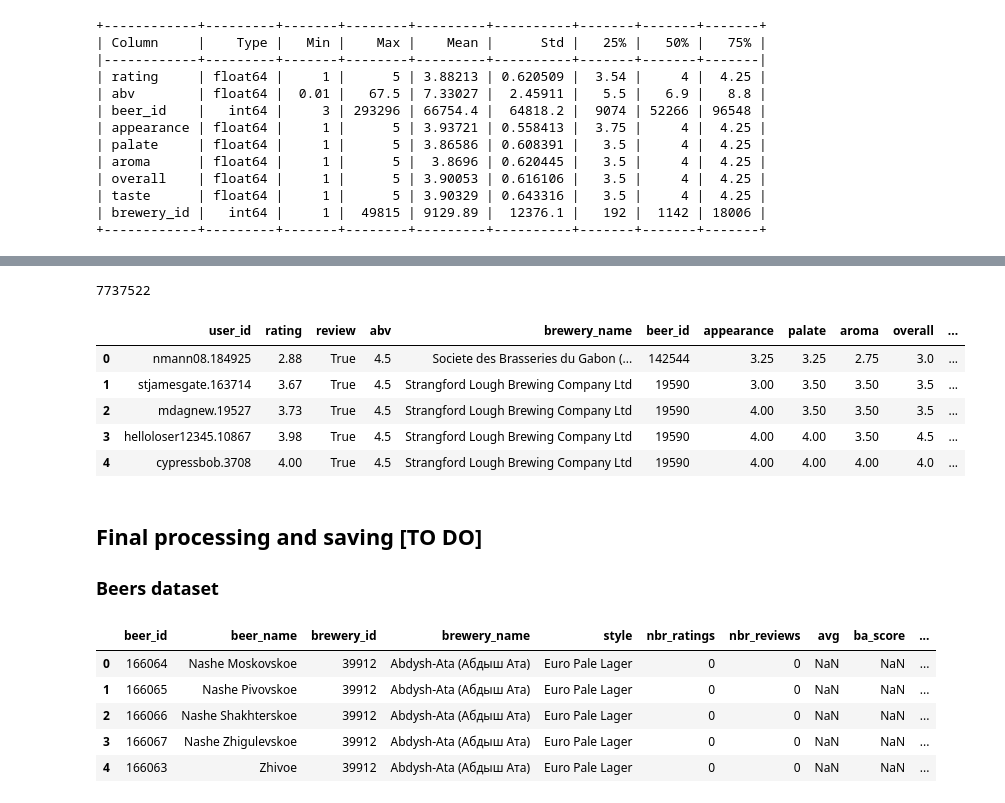
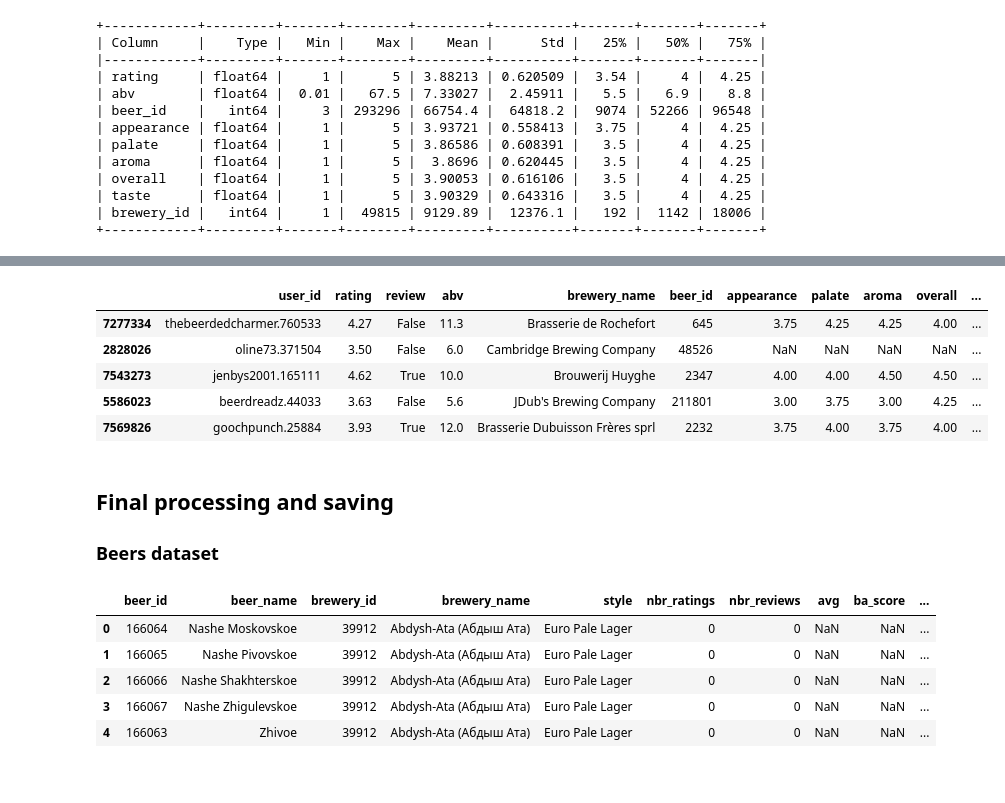
Before and after one commit to epfl-ada/ada-2024-project-sadamasochists, a Jupyter notebook: src/data/Cleaning.ipynb, the cells around one changed output, grey strips where cells are left out. Saved outputs shown, nothing was run; the diff lists cells and outputs as text; code cells hidden in the pictures.

```diff
--- a/src/data/Cleaning.ipynb
+++ b/src/data/Cleaning.ipynb
@@ -329,15 +316,16 @@ def change_location(x):
         'Northern Ireland' : 'United Kingdom',
         'Virgin Islands (British)' : 'United Kingdom',
         'Virgin Islands (U.S.)' : 'United Kingdom',
-        'United Kingdom, Wales' : 'United Kingdom',
-        'United Kingdom, Scotland' : 'United Kingdom',
-        'United Kingdom, Northern Ireland' : 'United Kingdom',
-        'United Kingdom, England' : 'United Kingdom',
+        'Czech Republic': 'Czechia',
+        'Slovak Republic': 'Slovakia',
+        'Serbia': 'Republic of Serbia',
     }
 
     # Do some hard coded remapping
     if 'United States' in x['location'] or 'Utah' in x['location']:
         x['location'] = 'United States of America'
+    elif 'United Kingdom' in x['location']:
+        x['location'] = 'United Kingdom'
     elif 'England' in x['location']:
         x['location'] = 'United Kingdom'
     elif 'Canada' in x['location']:
@@ -347,7 +335,4 @@ def change_location(x):
     if x['location'] in remapping:
         x['location'] = remapping[x['location']]
     return x
-
 df_breweries = df_breweries.apply(change_location, axis=1)
-for c in sorted(df_breweries['location'].unique()):
-    print(c)
@@ -374,0 +339,8 @@ df_breweries = df_breweries[~df_breweries['location'].isin(to_remove)]
+# %%
+# Remove some locations
+to_remove = ['UNKNOWN']
+countries_to_remove = np.setdiff1d(np.array(df_breweries['location'].unique()), countries)
+to_remove = np.concatenate([to_remove, countries_to_remove])
+
+# Filter the breweries dataset
+df_breweries = df_breweries[~df_breweries['location'].isin(to_remove)]
@@ -438,6 +421,5 @@ df_users.sample(5)
 # %%
-df_users = df_users[df_users['location'].notna()]
-df_users = df_users[df_users['joined'].notna()]
+df_users.dropna(subset=['location', 'joined'], inplace=True)
 df_users.sample(5)
 # %% [output]
 |  | nbr_ratings | nbr_reviews | user_id | user_name | joined | location | nbr_interactions |
@@ -448,0 +431,3 @@ df_users.sample(5)
+# %%
+df_users = df_users.dropna(subset=['location', 'joined'])
+df_users = df_users.apply(change_location, axis=1)
@@ -551,28 +537,25 @@ df_ratings_no_text.head(5)
 df_ratings_no_text = df_ratings_no_text[df_ratings_no_text['brewery_id'].isin(df_breweries['id'])]
 df_ratings_no_text = df_ratings_no_text[df_ratings_no_text['beer_id'].isin(df_beers['beer_id'])]
 df_ratings_no_text = df_ratings_no_text[df_ratings_no_text['user_id'].isin(df_users['user_id'])]
-df_ratings_no_text.shape[0]
-# %% [output]
-7737522
 # %%
 to_remove = ['user_name']
 df_ratings_no_text = df_ratings_no_text.drop(columns=to_remove)
 # %%
 breweries_location = df_breweries[['id', 'location']]
 df_ratings_no_text = df_ratings_no_text.merge(breweries_location, left_on='brewery_id', right_on='id', how='left')
 df_ratings_no_text = df_ratings_no_text.drop(columns=['id'])
-df_ratings_no_text.head(5)
+df_ratings_no_text.sample(5)
 # %% [output]
 |  | user_id | rating | review | abv | brewery_name | beer_id | appearance | palate | aroma | overall | ... |
-| 0 | nmann08.184925 | 2.88 | True | 4.5 | Societe des Brasseries du Gabon (... | 142544 | 3.25 | 3.25 | 2.75 | 3.0 | ... |
-| 1 | stjamesgate.163714 | 3.67 | True | 4.5 | Strangford Lough Brewing Company Ltd | 19590 | 3.00 | 3.50 | 3.50 | 3.5 | ... |
-| 2 | mdagnew.19527 | 3.73 | True | 4.5 | Strangford Lough Brewing Company Ltd | 19590 | 4.00 | 3.50 | 3.50 | 3.5 | ... |
-| 3 | helloloser12345.10867 | 3.98 | True | 4.5 | Strangford Lough Brewing Company Ltd | 19590 | 4.00 | 4.00 | 3.50 | 4.5 | ... |
-| 4 | cypressbob.3708 | 4.00 | True | 4.5 | Strangford Lough Brewing Company Ltd | 19590 | 4.00 | 4.00 | 4.00 | 4.0 | ... |
+| 7277334 | thebeerdedcharmer.760533 | 4.27 | False | 11.3 | Brasserie de Rochefort | 645 | 3.75 | 4.25 | 4.25 | 4.00 | ... |
+| 2828026 | oline73.371504 | 3.50 | False | 6.0 | Cambridge Brewing Company | 48526 | NaN | NaN | NaN | NaN | ... |
+| 7543273 | jenbys2001.165111 | 4.62 | True | 10.0 | Brouwerij Huyghe | 2347 | 4.00 | 4.00 | 4.50 | 4.50 | ... |
+| 5586023 | beerdreadz.44033 | 3.63 | False | 5.6 | JDub's Brewing Company | 211801 | 3.00 | 3.75 | 3.00 | 4.25 | ... |
+| 7569826 | goochpunch.25884 | 3.93 | True | 12.0 | Brasserie Dubuisson Frères sprl | 2232 | 3.75 | 4.00 | 3.75 | 4.00 | ... |
 # %%
 df_ratings_text = df_ratings_text.filter(df_ratings_text['idx'].is_in(df_ratings_no_text['idx']))
 # %% [markdown]
-## Final processing and saving [TO DO]
+## Final processing and saving
 ### Beers dataset
 # %%
 df_beers.head(5)
```
Also changed, not shown: parts of 30 cells of this notebook, 2 other files.
